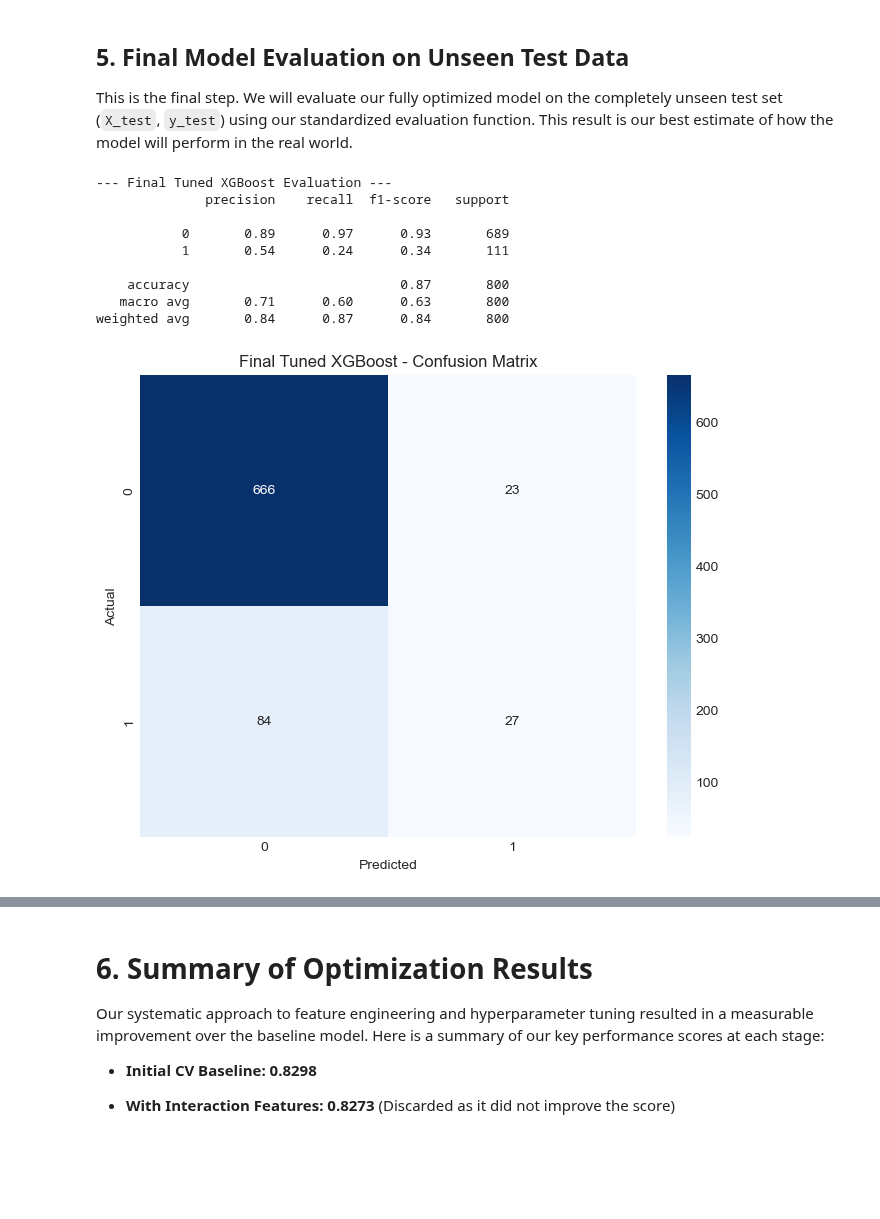
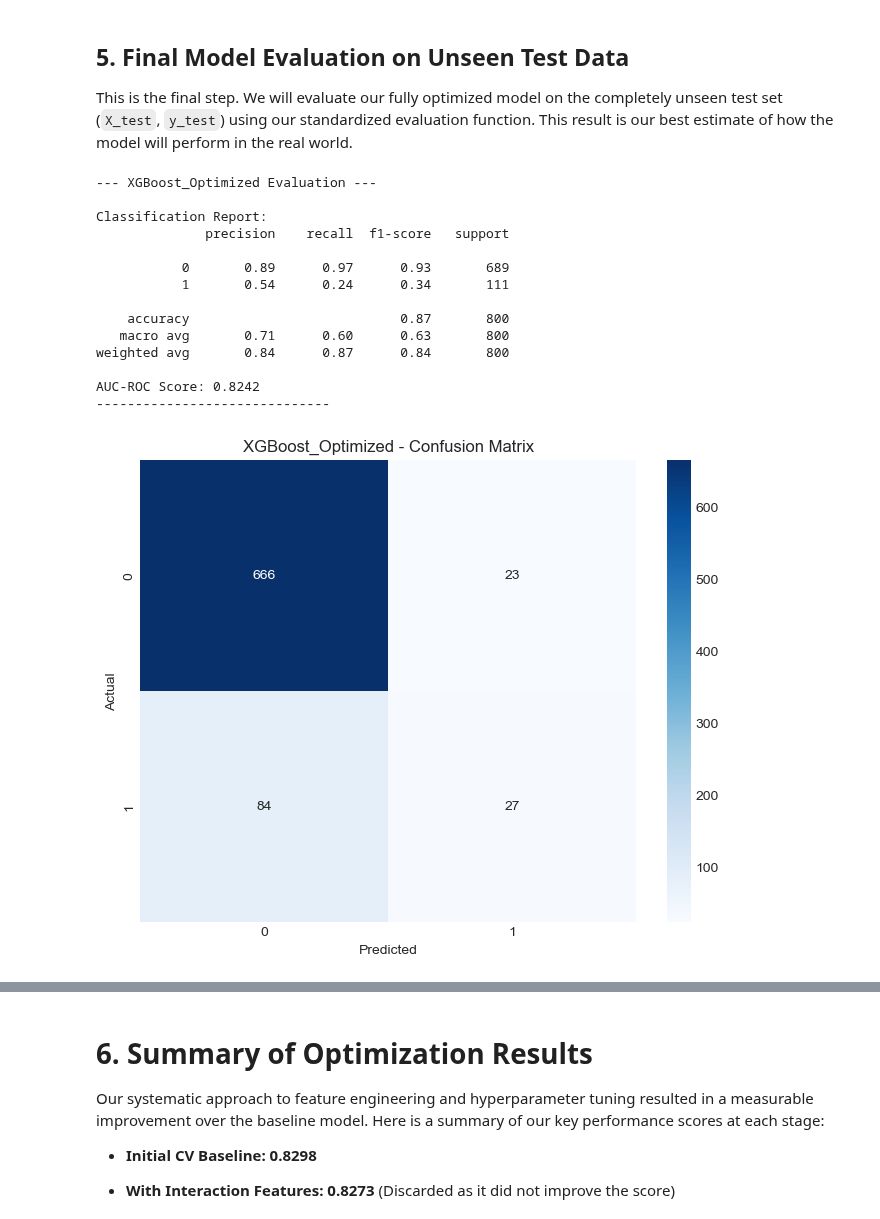
Before and after one commit to suvoganguli/AAI590_CapstoneProject, a Jupyter notebook: notebooks/04c_XGBoost_Model_Optimization_And_Evaluation.ipynb, the cells around one changed output, grey strips where cells are left out. Drawn from its saved outputs; the diff is of its cells as text; code cells hidden in the pictures; blank space fills up the shorter version.

```diff
--- a/notebooks/04c_XGBoost_Model_Optimization_And_Evaluation.ipynb
+++ b/notebooks/04c_XGBoost_Model_Optimization_And_Evaluation.ipynb
@@ -407,17 +407,25 @@ Best parameters from final tuning: {'xgb__gamma': 0, 'xgb__learning_rate': 0.05,
 
 This is the final step. We will evaluate our fully optimized model on the completely unseen test set (`X_test`, `y_test`) using our standardized evaluation function. This result is our best estimate of how the model will perform in the real world.
 # %%
+# Define a specific name for our model to use in filenames
+model_name = "XGBoost_Optimized"
+
 # Evaluate the final model using our utility function
-# Note: We use X_test_final which has the same engineered features as X_train_final
-evaluate_classification_model(final_model, X_test_final, y_test, model_name="Final Tuned XGBoost")
+# The function will now automatically save the plots to '../reports/figures/'
+evaluate_classification_model(final_model, X_test_final, y_test, model_name=model_name)
 # %% [output]
---- Final Tuned XGBoost Evaluation ---
+--- XGBoost_Optimized Evaluation ---
+
+Classification Report:
               precision    recall  f1-score   support
 
            0       0.89      0.97      0.93       689
            1       0.54      0.24      0.34       111
 
     accuracy                           0.87       800
    macro avg       0.71      0.60      0.63       800
 weighted avg       0.84      0.87      0.84       800
+
+AUC-ROC Score: 0.8242
+------------------------------
-[figure, old version]
+[figure, new version]
```
Also changed, not shown: parts of 5 cells of this notebook, 5 other files.
